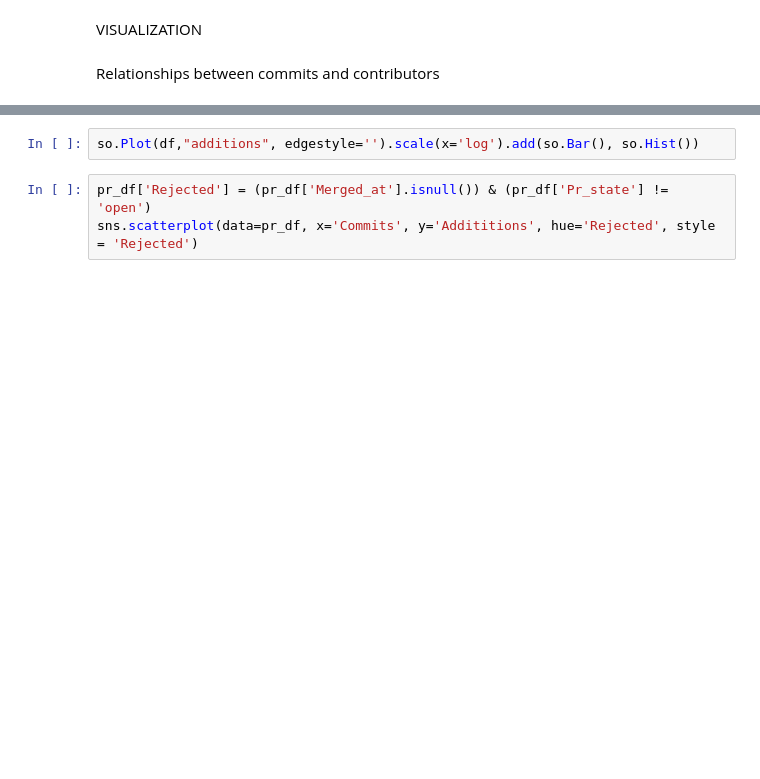
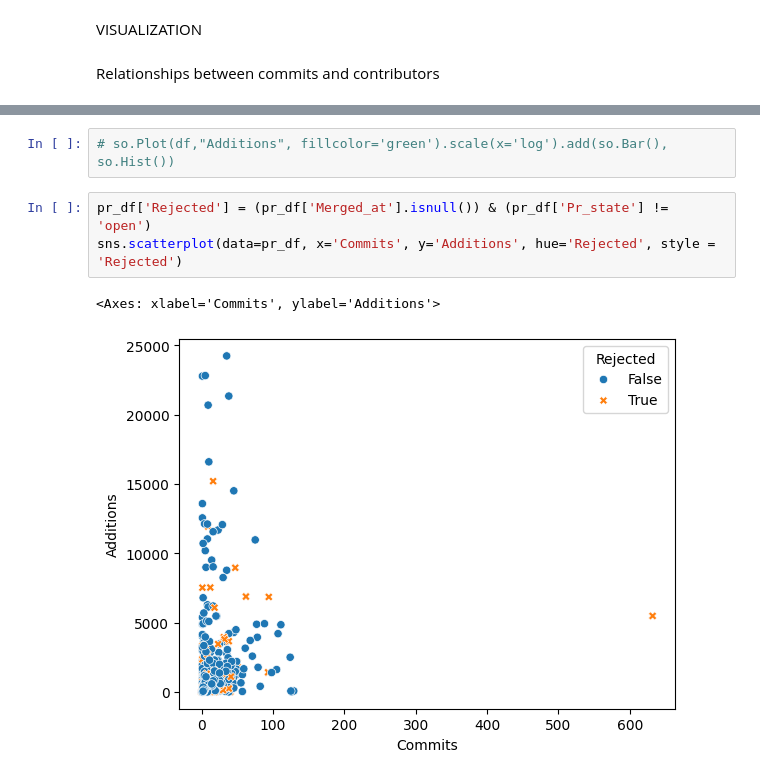
Before and after one commit to bokuwakira1411/PythonDataAnalysis, a Jupyter notebook: dataAnalyst.ipynb, the cells around one changed output, grey strips where cells are left out. Saved outputs shown, nothing was run; the diff lists cells and outputs as text; blank space fills up the shorter version.

```diff
--- a/dataAnalyst.ipynb
+++ b/dataAnalyst.ipynb
@@ -185,5 +315,8 @@ plt.show()
 # %%
-so.Plot(df,"additions", edgestyle='').scale(x='log').add(so.Bar(), so.Hist())
+# so.Plot(df,"Additions", fillcolor='green').scale(x='log').add(so.Bar(), so.Hist())
 # %%
 pr_df['Rejected'] = (pr_df['Merged_at'].isnull()) & (pr_df['Pr_state'] != 'open')
-sns.scatterplot(data=pr_df, x='Commits', y='Addititions', hue='Rejected', style = 'Rejected')
+sns.scatterplot(data=pr_df, x='Commits', y='Additions', hue='Rejected', style = 'Rejected')
+# %% [output]
+<Axes: xlabel='Commits', ylabel='Additions'>
+[figure, added]
```
Also changed, not shown: parts of 23 cells of this notebook.
